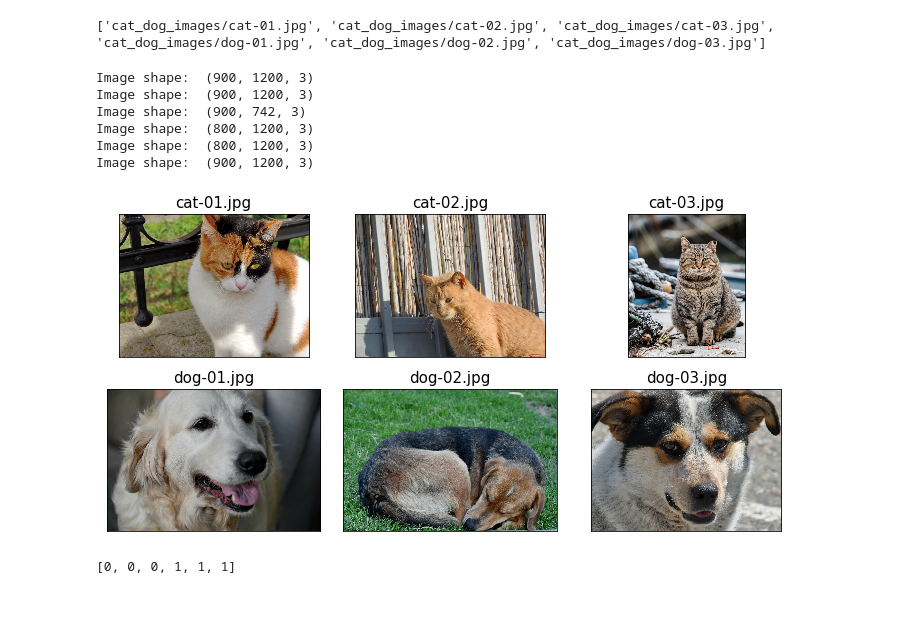
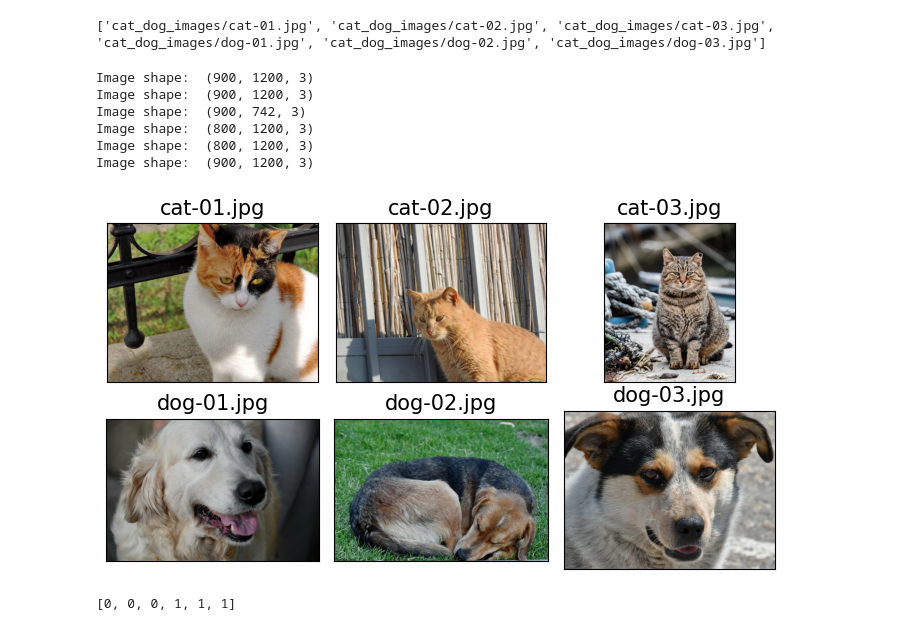
Before and after one commit to MinyaevAndrey/python-machine-learning-book-3rd-edition, a Jupyter notebook: ch13/ch13_part1.ipynb, the cells around one changed output. Cells and saved outputs as stored; diff of their text form; code cells hidden in the pictures; blank space fills up the shorter version.

```diff
--- a/ch13/ch13_part1.ipynb
+++ b/ch13/ch13_part1.ipynb
@@ -447,29 +476,29 @@ print(file_list)
 # %%
 import matplotlib.pyplot as plt
 import os
 
 
-fig = plt.figure(figsize=(10, 5))
+fig = plt.figure(figsize=(7, 4))
 for i,file in enumerate(file_list):
     img_raw = tf.io.read_file(file)
     img = tf.image.decode_image(img_raw)
     print('Image shape: ', img.shape)
     ax = fig.add_subplot(2, 3, i+1)
     ax.set_xticks([]); ax.set_yticks([])
     ax.imshow(img)
     ax.set_title(os.path.basename(file), size=15)
 
 # plt.savefig('ch13-catdot-examples.pdf')
 plt.tight_layout()
 plt.show()
 # %% [output]
 Image shape:  (900, 1200, 3)
 Image shape:  (900, 1200, 3)
 Image shape:  (900, 742, 3)
 Image shape:  (800, 1200, 3)
 Image shape:  (800, 1200, 3)
 Image shape:  (900, 1200, 3)
-[figure, old version]
+[figure, new version]
 # %%
 labels = [1 if 'dog' in os.path.basename(file) else 0
           for file in file_list]
```
Also changed, not shown: parts of 3 cells of this notebook.
